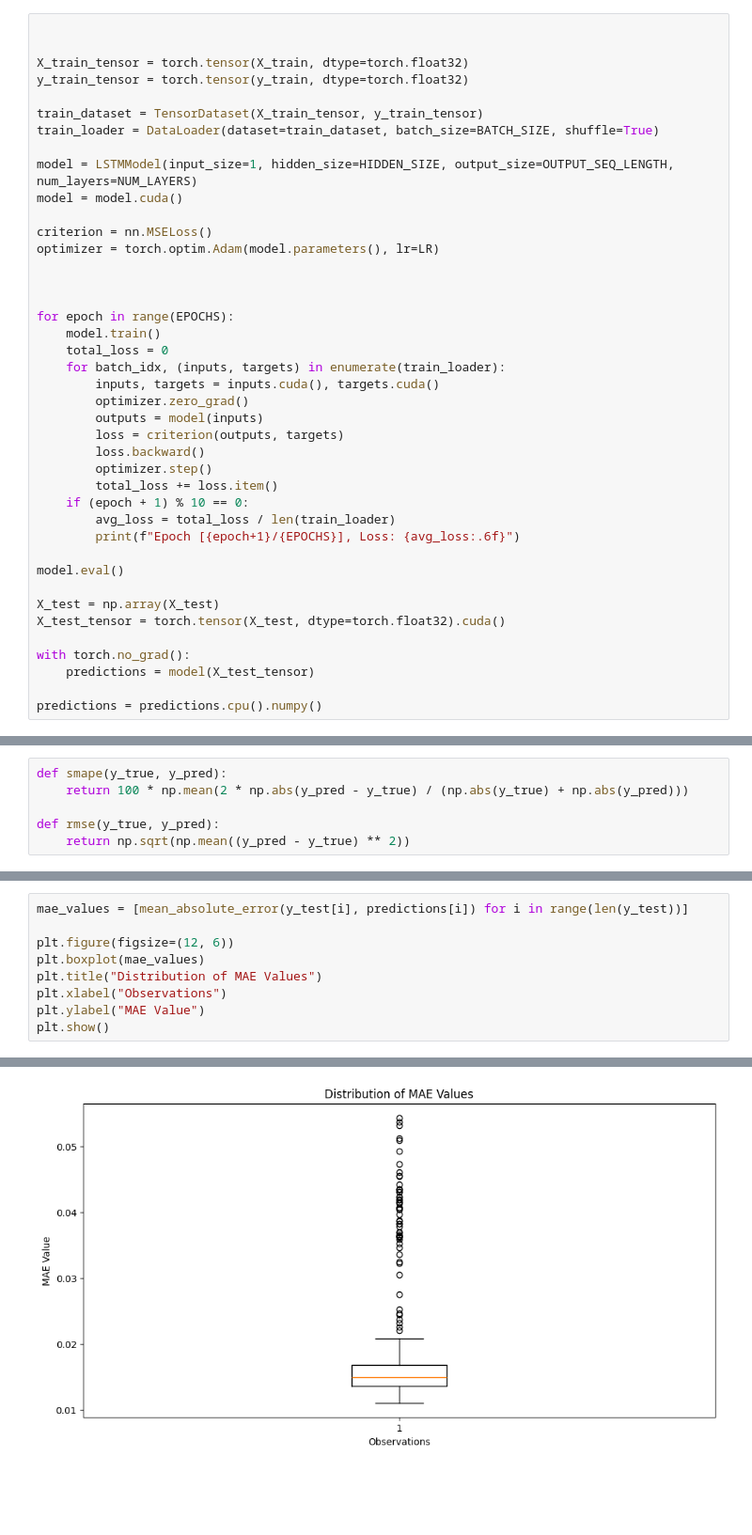
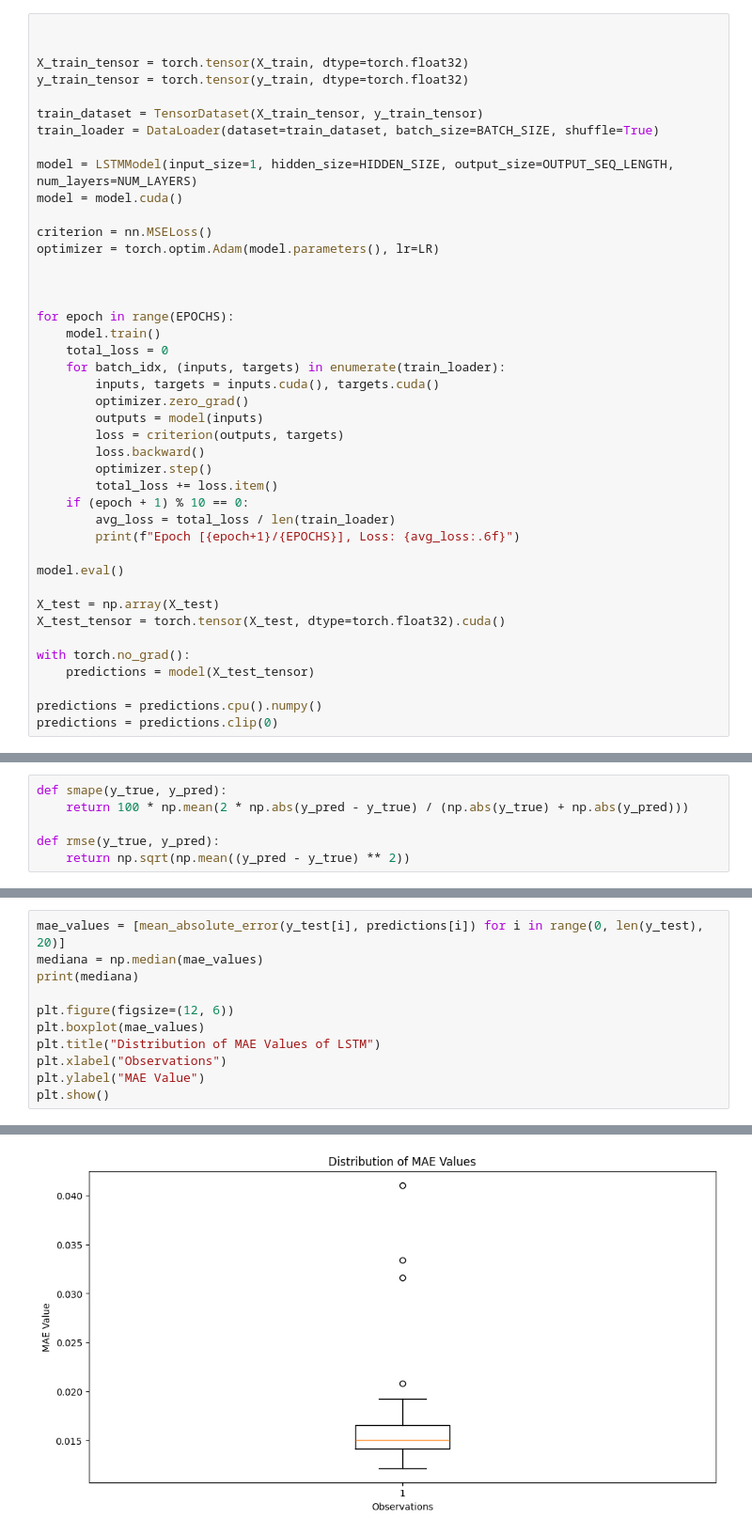
Before and after one commit to pavelhym/Bicocca_ts, a Jupyter notebook: deep_learning_model.ipynb, the cells around one changed output, grey strips where cells are left out. Shown at 94% size. Cells and saved outputs as stored; diff of their text form; blank space fills up the shorter version.

```diff
--- a/deep_learning_model.ipynb
+++ b/deep_learning_model.ipynb
@@ -520,4 +510,5 @@ with torch.no_grad():
     predictions = model(X_test_tensor)
 
 predictions = predictions.cpu().numpy()
+predictions = predictions.clip(0)
 # %% [output]
@@ -556,9 +548,11 @@ plt.show()
 # %%
-mae_values = [mean_absolute_error(y_test[i], predictions[i]) for i in range(len(y_test))]
+mae_values = [mean_absolute_error(y_test[i], predictions[i]) for i in range(0, len(y_test), 20)]
+mediana = np.median(mae_values)
+print(mediana)
 
 plt.figure(figsize=(12, 6))
 plt.boxplot(mae_values)
-plt.title("Distribution of MAE Values")
+plt.title("Distribution of MAE Values of LSTM")
 plt.xlabel("Observations")
 plt.ylabel("MAE Value")
 plt.show()
@@ -566 +561 @@ plt.show()
-[figure, old version]
+[figure, new version]
```
Also changed, not shown: parts of 4 cells of this notebook, 5 other files.
